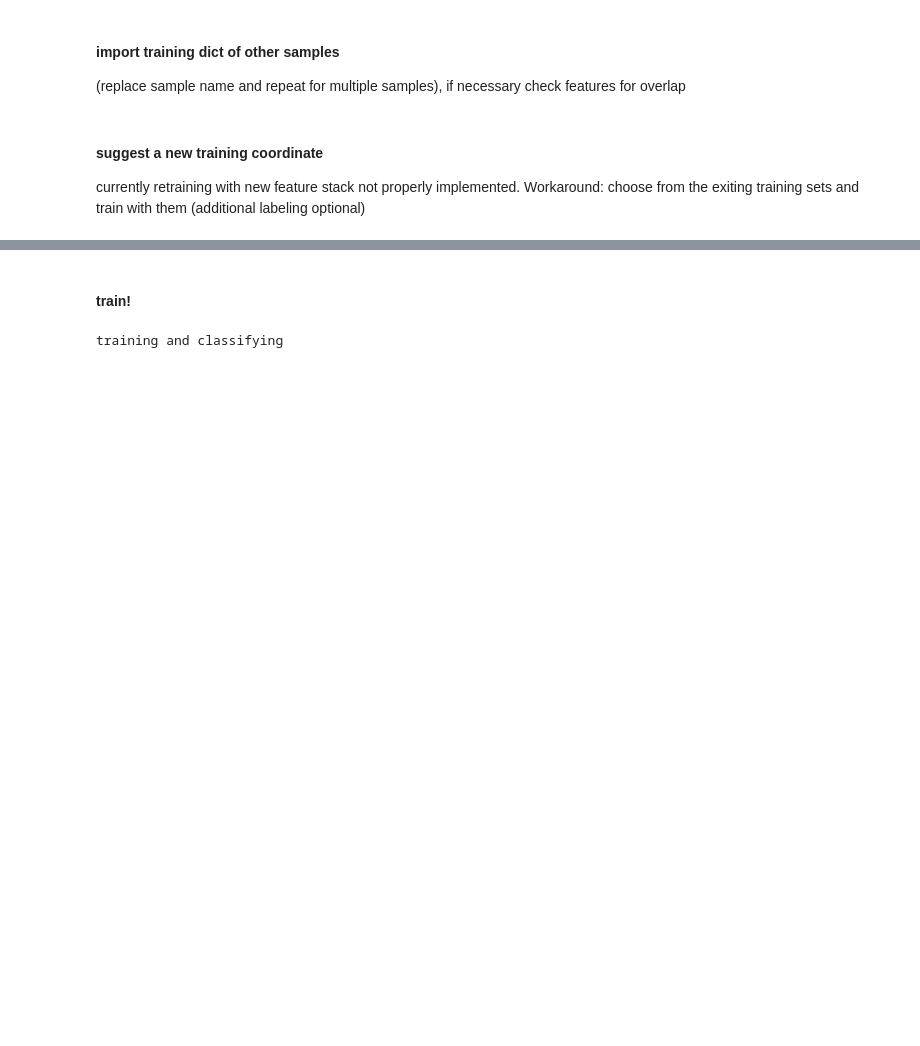
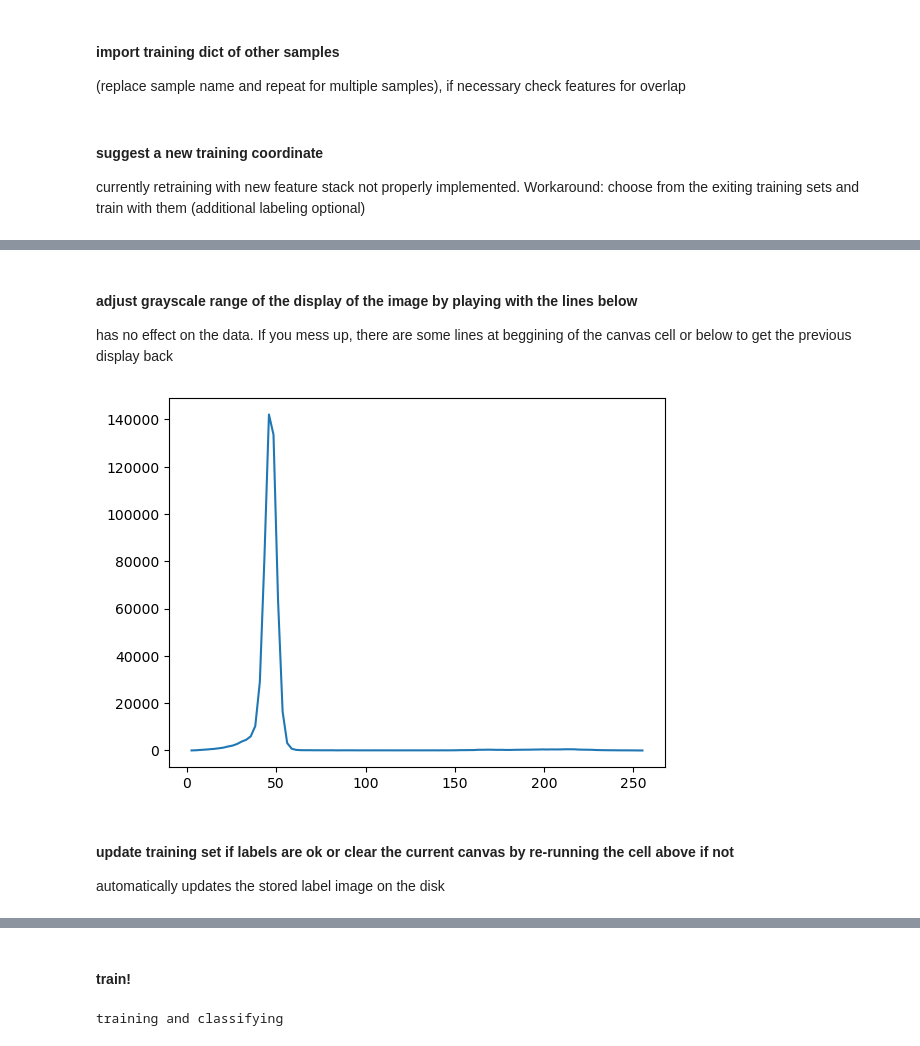
Before and after one commit to Pescatore23/pytrainseg, a Jupyter notebook: example_notebook.ipynb, the cells around one changed output, grey strips where cells are left out. Cells and saved outputs as stored; diff of their text form; code cells hidden in the pictures; blank space fills up the shorter version.

```diff
--- a/example_notebook.ipynb
+++ b/example_notebook.ipynb
@@ -243,0 +343,2 @@ TS.training_dict = {}
+# %%
+TS.train()  #does not actually already train a classifier, but creates a training data set based on existing label images and the feature stack
@@ -289,23 +386,0 @@ im8.shape
-# %%
-feat_data = TS.feat_data
-[c1,p1,c2,p2] = TS.current_coordinates
-newslice = True
-
-if c1 == 'x' and c2 == 'time':
-    feat_stack = feat_data['feature_stack'].sel(x = p1, time = p2)
-    feat_stack_t_idp = feat_data['feature_stack_time_independent'].sel(x = p1, time_0 = 0)
-elif c1 == 'x' and c2 == 'y':
-    feat_stack = feat_data['feature_stack'].sel(x = p1, y = p2)#.data
-    feat_stack_t_idp = feat_data['feature_stack_time_independent'].sel(x = p1, y = p2)
-elif c1 == 'x' and c2 == 'z':
-    feat_stack = feat_data['feature_stack'].sel(x = p1, z = p2)#.data
-    feat_stack_t_idp = feat_data['feature_stack_time_independent'].sel(x = p1, z = p2)
-elif c1 == 'y' and c2 == 'z':
-    feat_stack = feat_data['feature_stack'].sel(y = p1, z = p2)#.data
-    feat_stack_t_idp = feat_data['feature_stack_time_independent'].sel(y = p1, z = p2)
-elif c1 == 'y' and c2 == 'time':
-    feat_stack = feat_data['feature_stack'].sel(y = p1, time = p2)#.data
-    feat_stack_t_idp = feat_data['feature_stack_time_independent'].sel(y = p1, time_0 = 0)
-elif c1 == 'z' and c2 == 'time':
-    feat_stack = feat_data['feature_stack'].sel(z = p1, time = p2)#.data
-    feat_stack_t_idp = feat_data['feature_stack_time_independent'].sel(z = p1, time_0 = 0)
@@ -359,6 +386,0 @@ feat_stack = np.concatenate([feat_stack, feat_stack_t_idp], axis = 2)
-# %%
-TS.current_feat_stack = feat_stack
-if type(TS.current_feat_stack) is not np.ndarray:
-    TS.current_computed = False
-else:
-    TS.current_computed = True
@@ -484,0 +502,8 @@ imageio.imsave(TS.current_truthpath, TS.current_truth)
+# %%
+# this necessary ??
+# TS.current_feat_stack_full = feat_stack_full
+TS.current_feat_stack_full = feat_stack
+if type(TS.current_feat_stack_full) is not np.ndarray:
+    TS.current_computed = False
+else:
+    TS.current_computed = True
@@ -484,0 +595,12 @@ imageio.imsave(TS.current_truthpath, TS.current_truth)
+# %% [markdown]
+#### adjust grayscale range of the display of the image by playing with the lines below
+has no effect on the data. If you mess up, there are some lines at beggining of the canvas cell or below to get the previous display back
+# %%
+tfs.display.plot_im_histogram(im8)
+# im8 = TS.current_im8 # uncomment this line to get the original back display (raw at original grayscale range)
+# im8 = tfs.display.adjust_image_contrast(im8,0,100)
+# %% [output]
+[figure, added]
+# %% [markdown]
+#### update training set if labels are ok or clear the current canvas by re-running the cell above if not
+automatically updates the stored label image on the disk
```
Also changed, not shown: parts of 161 cells of this notebook, 11 other files.
